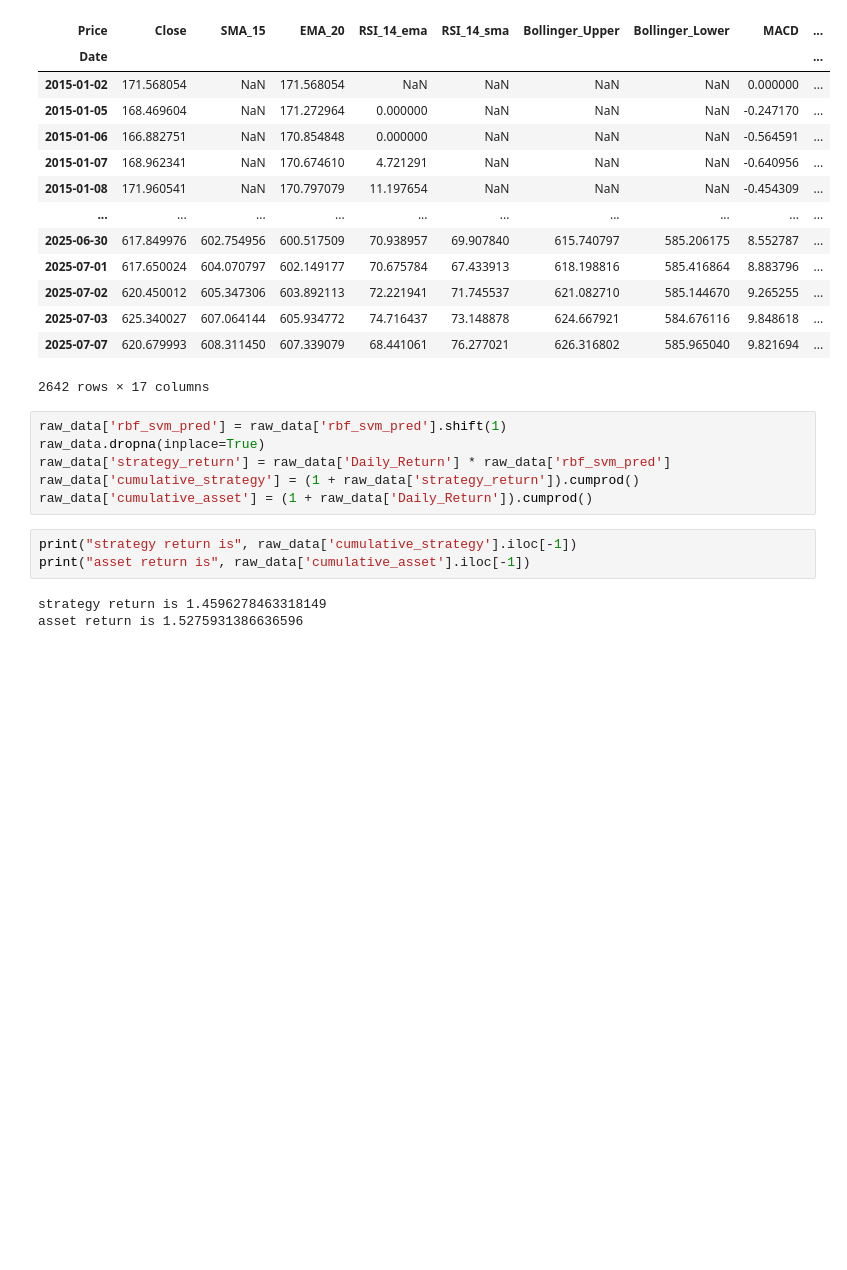
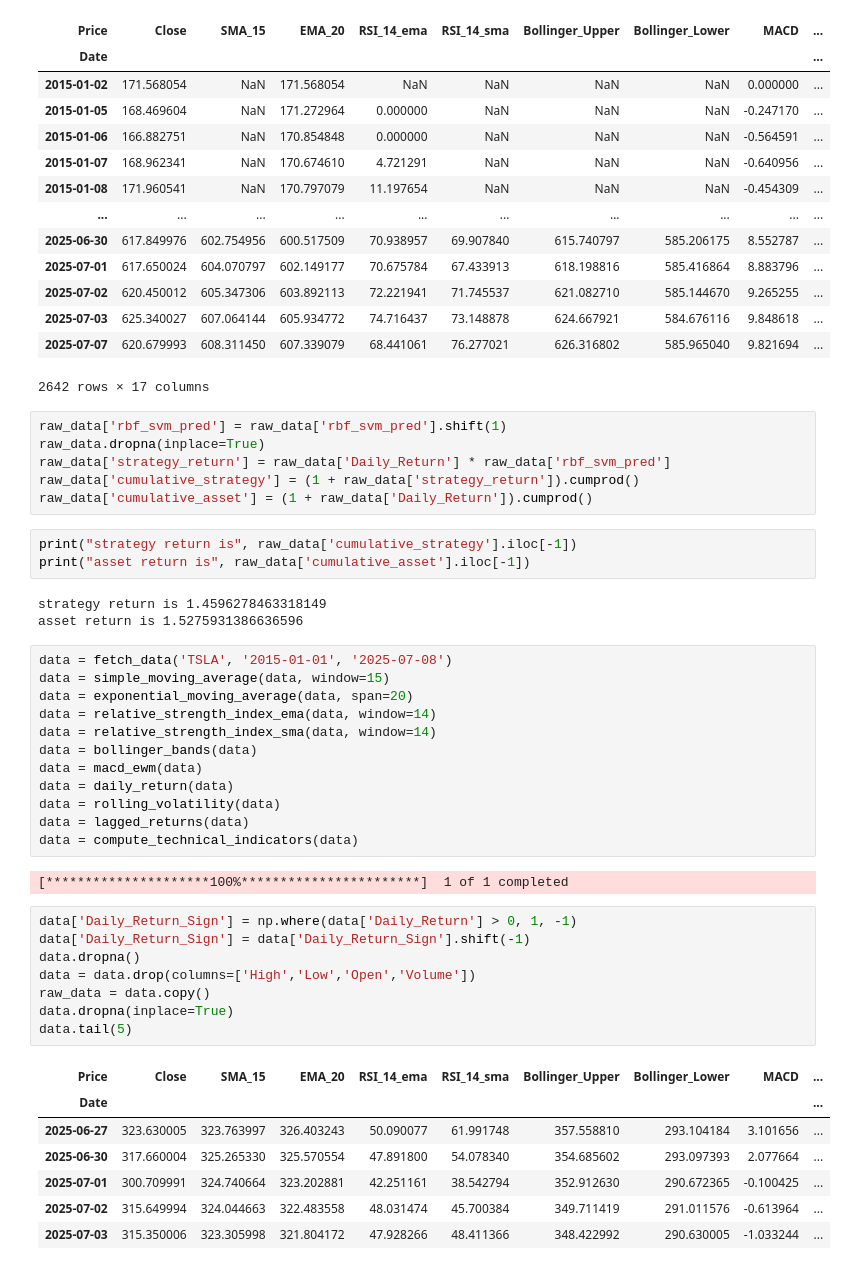
Before and after one commit to eliashuber2401/Machine-Learning-Project-Finance, a Jupyter notebook: Project main/Technical_Indicators.ipynb, the cells around one changed output. Cells and saved outputs as stored; diff of their text form; blank space fills up the shorter version.

Commit message:
direct use to TSLA, even weaker than SPY

```diff
--- a/Project main/Technical_Indicators.ipynb
+++ b/Project main/Technical_Indicators.ipynb
@@ -390,3 +390,33 @@ print("asset return is", raw_data['cumulative_asset'].iloc[-1])
 # %% [output]
 strategy return is 1.4596278463318149
 asset return is 1.5275931386636596
+# %%
+data = fetch_data('TSLA', '2015-01-01', '2025-07-08')
+data = simple_moving_average(data, window=15)
+data = exponential_moving_average(data, span=20)
+data = relative_strength_index_ema(data, window=14)
+data = relative_strength_index_sma(data, window=14)
+data = bollinger_bands(data)
+data = macd_ewm(data)
+data = daily_return(data)
+data = rolling_volatility(data)
+data = lagged_returns(data)
+data = compute_technical_indicators(data)
+# %% [output]
+[*********************100%***********************]  1 of 1 completed
+# %%
+data['Daily_Return_Sign'] = np.where(data['Daily_Return'] > 0, 1, -1)
+data['Daily_Return_Sign'] = data['Daily_Return_Sign'].shift(-1)
+data.dropna()
+data = data.drop(columns=['High','Low','Open','Volume'])
+raw_data = data.copy()
+data.dropna(inplace=True)
+data.tail(5)
+# %% [output]
+| Price | Close | SMA_15 | EMA_20 | RSI_14_ema | RSI_14_sma | Bollinger_Upper | Bollinger_Lower | MACD | ... |
+| Date |  |  |  |  |  |  |  |  | ... |
+| 2025-06-27 | 323.630005 | 323.763997 | 326.403243 | 50.090077 | 61.991748 | 357.558810 | 293.104184 | 3.101656 | ... |
+| 2025-06-30 | 317.660004 | 325.265330 | 325.570554 | 47.891800 | 54.078340 | 354.685602 | 293.097393 | 2.077664 | ... |
+| 2025-07-01 | 300.709991 | 324.740664 | 323.202881 | 42.251161 | 38.542794 | 352.912630 | 290.672365 | -0.100425 | ... |
+| 2025-07-02 | 315.649994 | 324.044663 | 322.483558 | 48.031474 | 45.700384 | 349.711419 | 291.011576 | -0.613964 | ... |
+| 2025-07-03 | 315.350006 | 323.305998 | 321.804172 | 47.928266 | 48.411366 | 348.422992 | 290.630005 | -1.033244 | ... |
```
Also changed, not shown: parts of 2 cells of this notebook.
